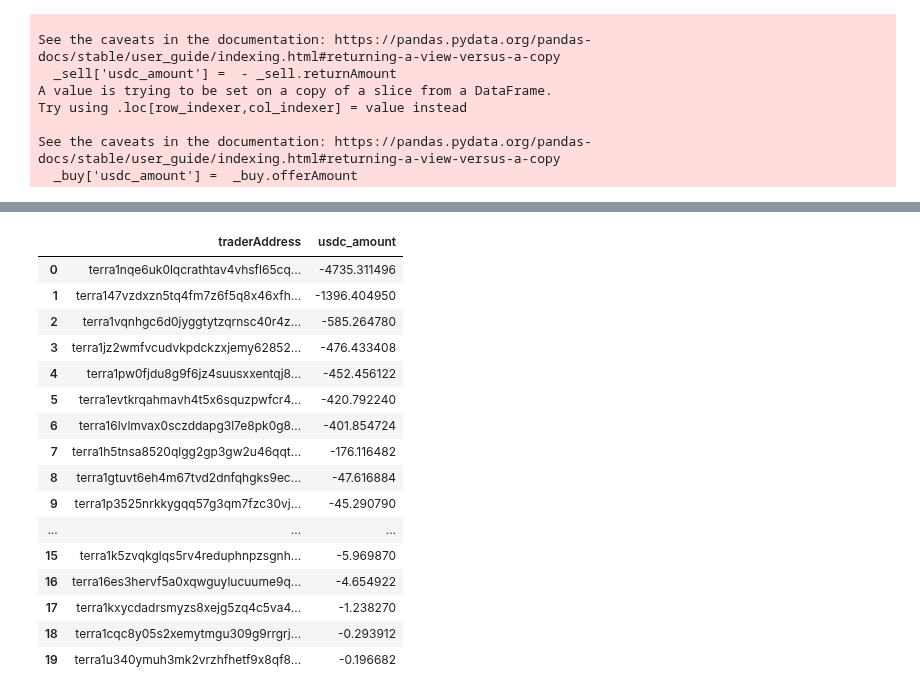
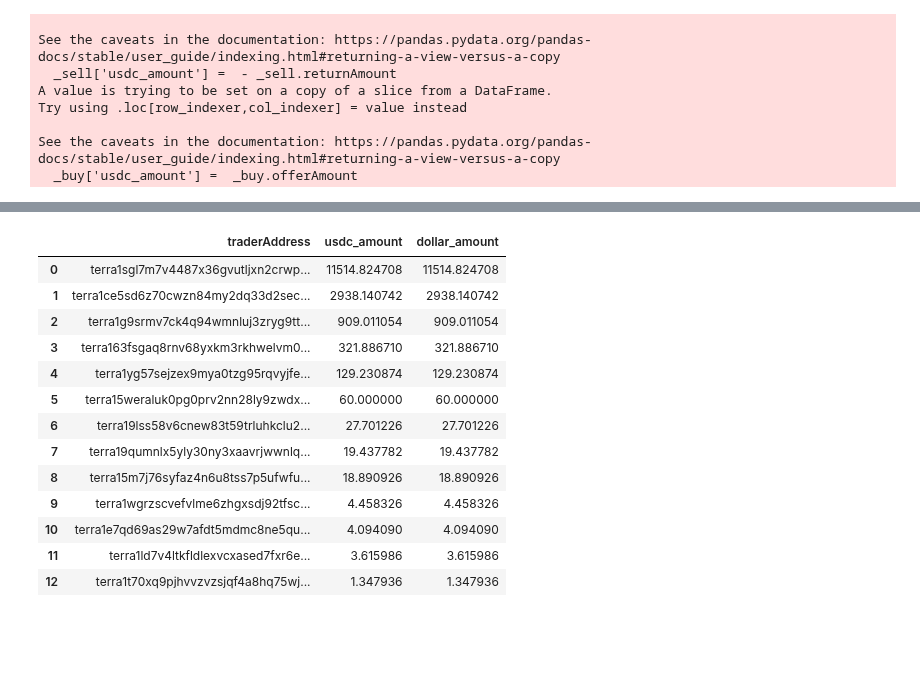
Before and after one commit to IncioMan/cosmos-activities-dashboard, a Jupyter notebook: python/notebooks/astro_crawler.ipynb, the cells around one changed output, grey strips where cells are left out. Saved outputs shown, nothing was run; the diff lists cells and outputs as text; code cells hidden in the pictures; blank space fills up the shorter version.

```diff
--- a/python/notebooks/astro_crawler.ipynb
+++ b/python/notebooks/astro_crawler.ipynb
@@ -106,13 +106,3 @@ df.returnAsset = df.returnAsset.replace(assets)
 df.offerAsset = df.offerAsset.replace(assets)
 # %%
 df['date'] = df.timestamp.apply(lambda x: x.strftime("%Y-%m-%d"))
-# %%
-try:
-    print(f"Trying to upload swaps to {bucket_name} {file_path_in_bucket}")
-    csv_buffer = df.to_csv(index=False)
-    s3 = boto3.client('s3')
-    s3.put_object(Bucket=bucket_name, Key=file_path_in_bucket, Body=csv_buffer)
-    print(f"Uploaded swaps to {bucket_name} {file_path_in_bucket}")
-except Exception as e:
-    print(f"No file yet {e}")
-    df = None
@@ -189,25 +188,22 @@ tt_buy_month = get_df_before_date(df, one_month_earlier_date, sell=False)
 tt_buy_week = get_df_before_date(df, one_week_earlier_date, sell=False)
 tt_buy_today = get_df_before_date(df, today_date, sell=False)
 # %%
-tt_sell_today
+tt_buy_today
 # %% [output]
-|  | traderAddress | usdc_amount |
-| 0 | terra1nqe6uk0lqcrathtav4vhsfl65cq... | -4735.311496 |
-| 1 | terra147vzdxzn5tq4fm7z6f5q8x46xfh... | -1396.404950 |
-| 2 | terra1vqnhgc6d0jyggtytzqrnsc40r4z... | -585.264780 |
-| 3 | terra1jz2wmfvcudvkpdckzxjemy62852... | -476.433408 |
-| 4 | terra1pw0fjdu8g9f6jz4suusxxentqj8... | -452.456122 |
-| 5 | terra1evtkrqahmavh4t5x6squzpwfcr4... | -420.792240 |
-| 6 | terra16lvlmvax0sczddapg3l7e8pk0g8... | -401.854724 |
-| 7 | terra1h5tnsa8520qlgg2gp3gw2u46qqt... | -176.116482 |
-| 8 | terra1gtuvt6eh4m67tvd2dnfqhgks9ec... | -47.616884 |
-| 9 | terra1p3525nrkkygqq57g3qm7fzc30vj... | -45.290790 |
-| ... | ... | ... |
-| 15 | terra1k5zvqkglqs5rv4reduphnpzsgnh... | -5.969870 |
-| 16 | terra16es3hervf5a0xqwguylucuume9q... | -4.654922 |
-| 17 | terra1kxycdadrsmyzs8xejg5zq4c5va4... | -1.238270 |
-| 18 | terra1cqc8y05s2xemytmgu309g9rrgrj... | -0.293912 |
-| 19 | terra1u340ymuh3mk2vrzhfhetf9x8qf8... | -0.196682 |
+|  | traderAddress | usdc_amount | dollar_amount |
+| 0 | terra1sgl7m7v4487x36gvutljxn2crwp... | 11514.824708 | 11514.824708 |
+| 1 | terra1ce5sd6z70cwzn84my2dq33d2sec... | 2938.140742 | 2938.140742 |
+| 2 | terra1g9srmv7ck4q94wmnluj3zryg9tt... | 909.011054 | 909.011054 |
+| 3 | terra163fsgaq8rnv68yxkm3rkhwelvm0... | 321.886710 | 321.886710 |
+| 4 | terra1yg57sejzex9mya0tzg95rqvyjfe... | 129.230874 | 129.230874 |
+| 5 | terra15weraluk0pg0prv2nn28ly9zwdx... | 60.000000 | 60.000000 |
+| 6 | terra19lss58v6cnew83t59trluhkclu2... | 27.701226 | 27.701226 |
+| 7 | terra19qumnlx5yly30ny3xaavrjwwnlq... | 19.437782 | 19.437782 |
+| 8 | terra15m7j76syfaz4n6u8tss7p5ufwfu... | 18.890926 | 18.890926 |
+| 9 | terra1wgrzscvefvlme6zhgxsdj92tfsc... | 4.458326 | 4.458326 |
+| 10 | terra1e7qd69as29w7afdt5mdmc8ne5qu... | 4.094090 | 4.094090 |
+| 11 | terra1ld7v4ltkfldlexvcxased7fxr6e... | 3.615986 | 3.615986 |
+| 12 | terra1t70xq9pjhvvzvzsjqf4a8hq75wj... | 1.347936 | 1.347936 |
 # %%
 import requests
 import json
```
Also changed, not shown: parts of 5 cells of this notebook, 1 other file.
